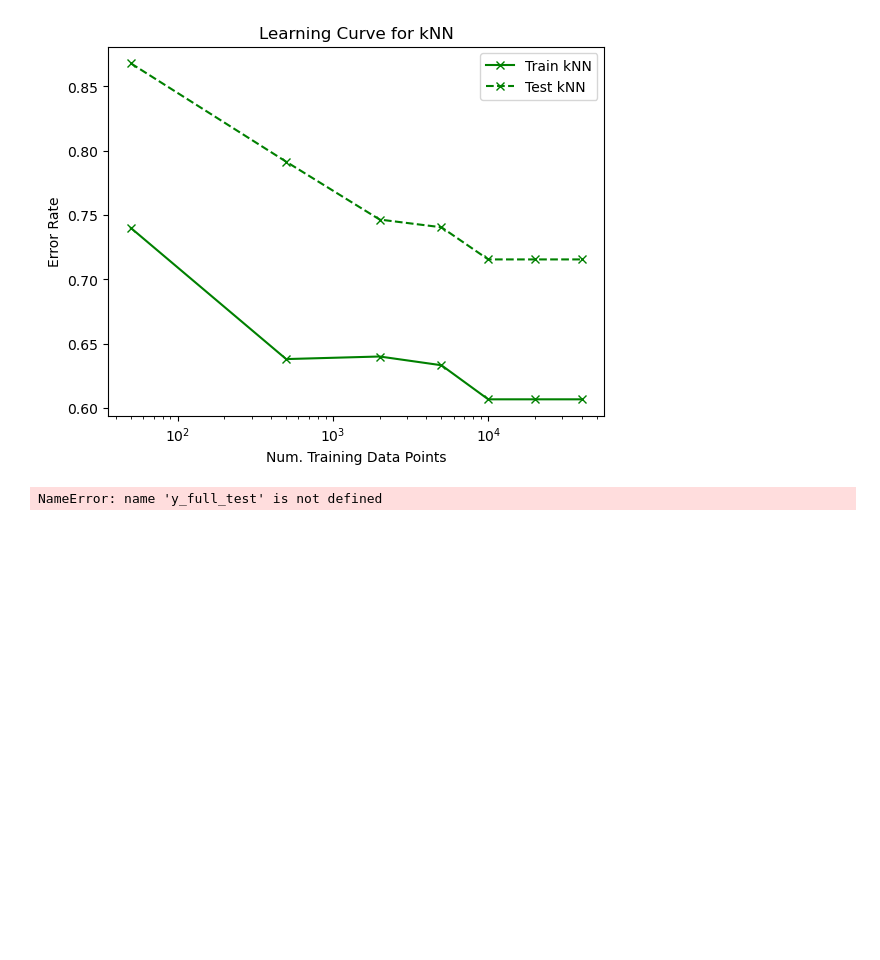
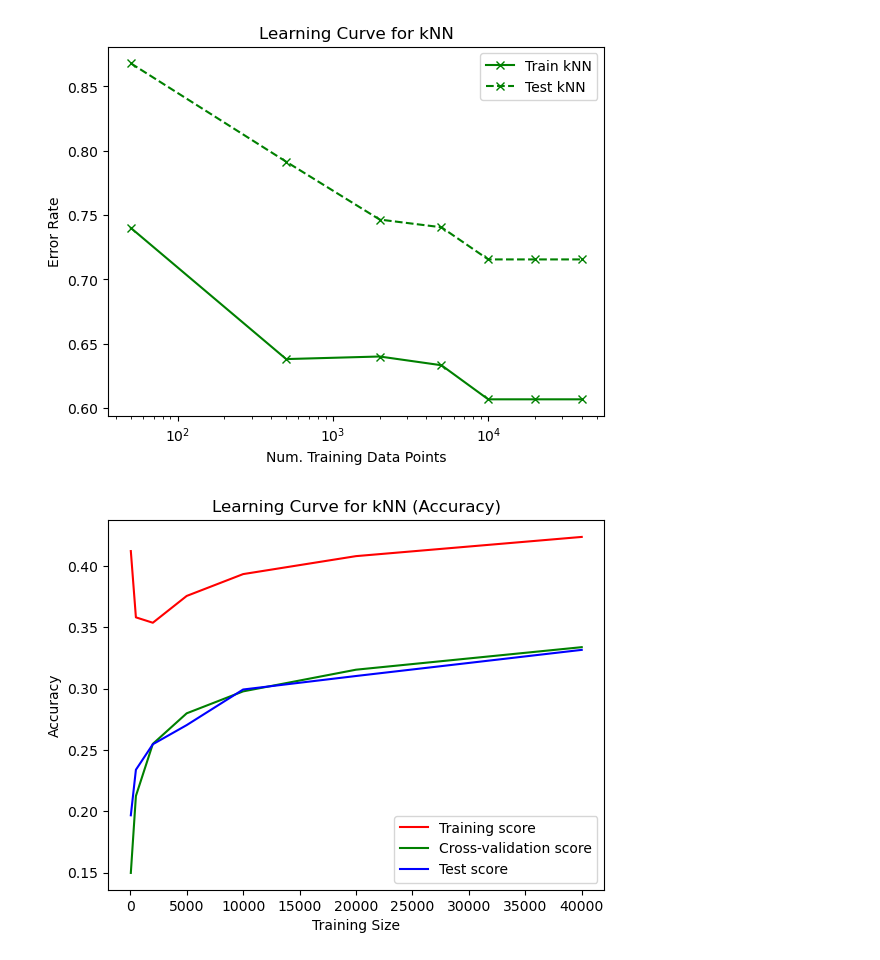
Before and after one commit to jordany33/CIFAR-10-Image-Classification, a Jupyter notebook: CIFAR-10_kNN_Classifier_Implementation.ipynb, the cells around one changed output. Saved outputs shown, nothing was run; the diff lists cells and outputs as text; code cells hidden in the pictures; blank space fills up the shorter version.

```diff
--- a/CIFAR-10_kNN_Classifier_Implementation.ipynb
+++ b/CIFAR-10_kNN_Classifier_Implementation.ipynb
@@ -159,38 +151,34 @@ plot_errors_for_train_sizes_knn(tr_err_knn, te_err_knn, train_sizes)
 # %% [output]
 [figure]
 # %%
-# Define train sizes for learning curve calculation using absolute numbers within the range
-train_sizes_lc = [50, 500]
+train_sizes_lc = [50, 500, 2000, 5000, 10000, 20000, 40000]
 
-# Calculate learning curves using learning_curve function
 train_sizes_abs, train_scores, val_scores = learning_curve(
     KNeighborsClassifier(n_neighbors=best_k), X_full_train, y_full_train, cv=5,
     train_sizes=train_sizes_lc, scoring='accuracy')
 
 train_scores_mean = np.mean(train_scores, axis=1)
 val_scores_mean = np.mean(val_scores, axis=1)
 
-# Calculate test scores for each training size
 test_scores = []
 for train_size in train_sizes_abs:
     X_train_sub, _, y_train_sub, _ = train_test_split(X_full_train, y_full_train, train_size=train_size/len(X_full_train), random_state=seed)
     knn = KNeighborsClassifier(n_neighbors=best_k)
     knn.fit(X_train_sub, y_train_sub)
     test_scores.append(accuracy_score(y_full_test, knn.predict(X_full_test)))
 
 test_scores = np.array(test_scores)
 
-# Plot the learning curve for accuracy
 plt.plot(train_sizes_abs, train_scores_mean, color='r', label='Training score')
 plt.plot(train_sizes_abs, val_scores_mean, color='g', label='Cross-validation score')
 plt.plot(train_sizes_abs, test_scores, color='b', label='Test score')
 plt.xlabel('Training Size')
 plt.ylabel('Accuracy')
 plt.title('Learning Curve for kNN (Accuracy)')
 plt.legend()
 plt.show()
 # %% [output]
-NameError: name 'y_full_test' is not defined
+[figure, added]
 # %%
 y_pred = knn.predict(X_test)
 
```
Also changed, not shown: parts of 4 cells of this notebook.
